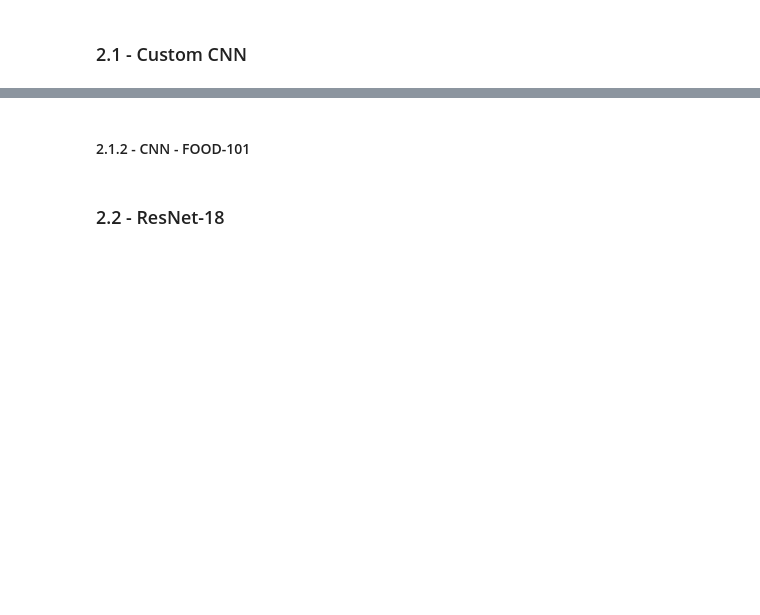
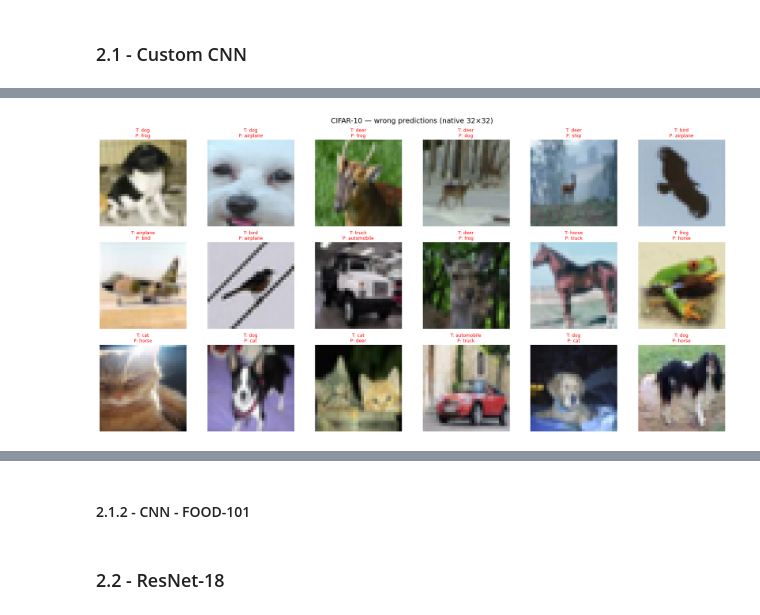
Before and after one commit to selim-ba/insa-hddl-group10, a Jupyter notebook: demo_project_3.ipynb, the cells around one changed output, grey strips where cells are left out. Drawn from its saved outputs; the diff is of its cells as text; code cells hidden in the pictures; blank space fills up the shorter version.

```diff
--- a/demo_project_3.ipynb
+++ b/demo_project_3.ipynb
@@ -112,6 +119,10 @@ IMG_SIZE = 224
 
 IMAGENET_MEAN = (0.485, 0.456, 0.406) # We are going to use same normalization for both datasets
 IMAGENET_STD  = (0.229, 0.224, 0.225)
+
+IMAGENET_MEAN_TENSOR = torch.tensor([0.485, 0.456, 0.406]) #used when plotting predictions
+IMAGENET_STD_TENSOR  = torch.tensor([0.229, 0.224, 0.225])
+
 
 # CIFAR-10 (resized to 224*224)
 train_transform_cifar = transforms.Compose([
@@ -142,6 +153,14 @@ test_cifar = datasets.CIFAR10(
     download=False,   # Set to False if already downloaded
     transform=test_transform_cifar
 )
+
+# We will train on 224x224 images, but we will visualize 32x32 images
+viz_cifar_test = datasets.CIFAR10(
+    root="./datasets/dataset_project_3/cifar10",
+    train=False,
+    download=False,
+    transform=transforms.ToTensor()   # no resize, no normalize
+)
 # %% [markdown]
 #### 1.1.2 - Food-101
 # %% [markdown]
@@ -380,0 +404,6 @@ Confusion matrix shape: (10, 10)
+# %%
+idxs = pick_indices(y_true, y_pred, n=18, only_errors=True, seed=0)
+show_predictions_grid_viz(viz_cifar_test, idxs, y_true, y_pred, cifar_class_names,
+                          title="CIFAR-10 — wrong predictions (native 32×32)")
+# %% [output]
+[figure, added]
```
Also changed, not shown: parts of 14 cells of this notebook, 3 other files.
